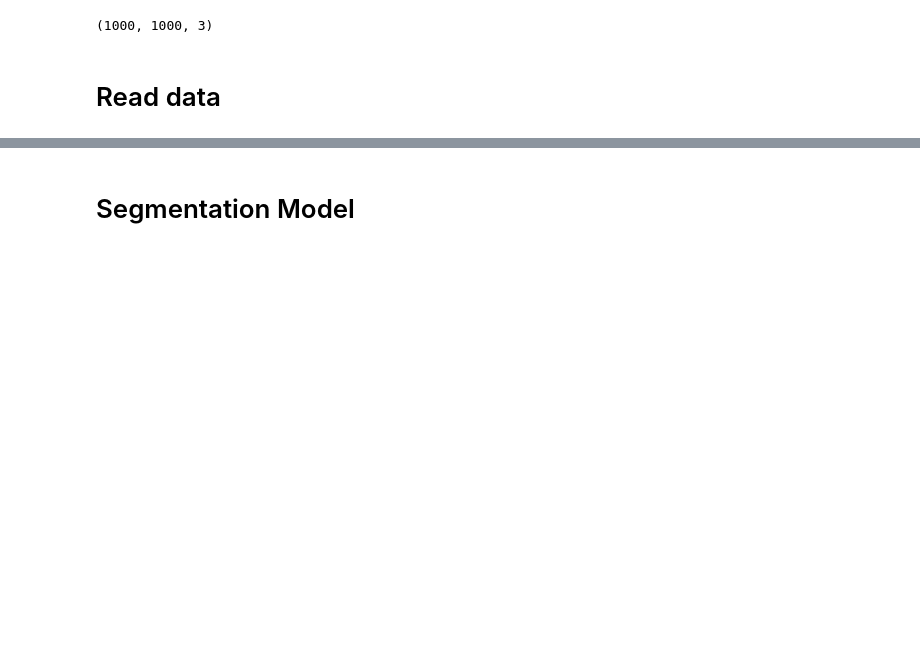
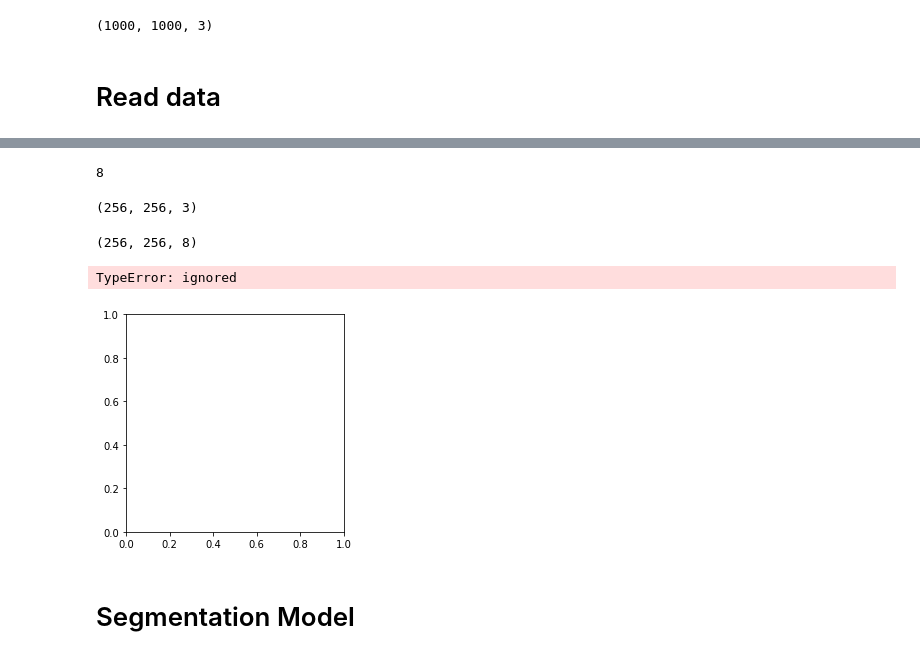
Before and after one commit to zahrasalarian/Artificial-Intelligence-in-Medicine-Projects, a Jupyter notebook: p4/main.ipynb, the cells around one changed output, grey strips where cells are left out. Cells and saved outputs as stored; diff of their text form; code cells hidden in the pictures; blank space fills up the shorter version.

```diff
--- a/p4/main.ipynb
+++ b/p4/main.ipynb
@@ -95,3 +158,21 @@ numpy.ndarray
+# %%
+len(train_Y[0][0][0])
+# %% [output]
+8
+# %%
+data['train_x'][7].shape
+# %% [output]
+(256, 256, 3)
+# %%
+data['train_y'][7].shape
+# %% [output]
+(256, 256, 8)
+# %%
+# Output Images
+plt.imshow(data['train_y'][7])
+# %% [output]
+TypeError: ignored
+[figure, added]
 # %% [markdown]
 # Segmentation Model
 # %%
```
Also changed, not shown: parts of 24 cells of this notebook.
